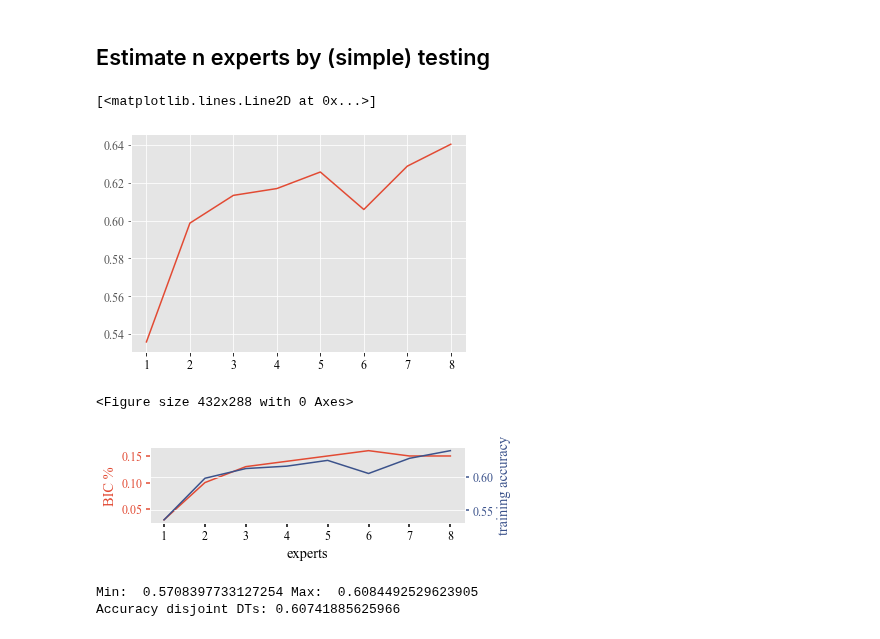
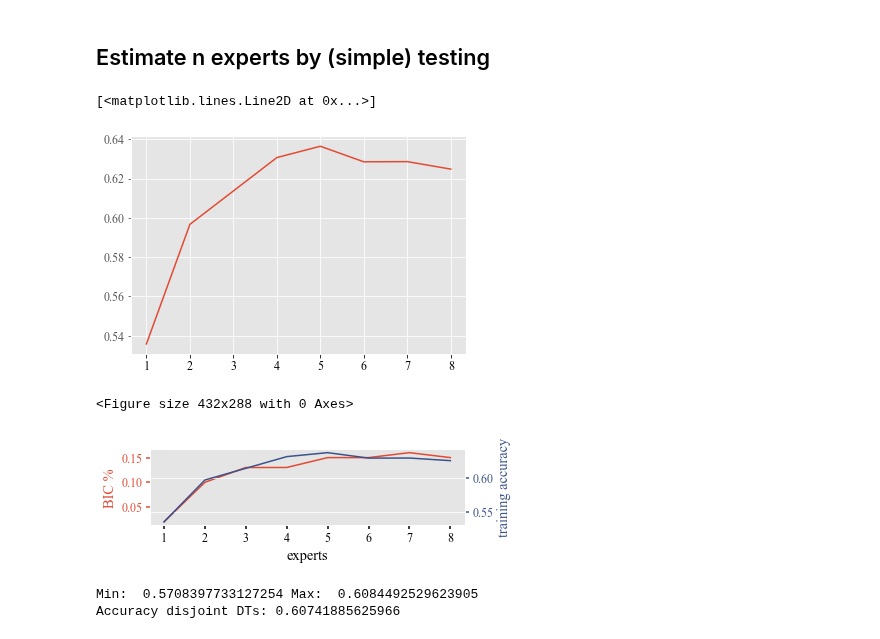
Before and after one commit to simsal0r/mixture-of-decision-trees, a Jupyter notebook: plotting/case_study_steel.ipynb, the cells around one changed output. Cells and saved outputs as stored; diff of their text form; code cells hidden in the pictures.

```diff
--- a/plotting/case_study_steel.ipynb
+++ b/plotting/case_study_steel.ipynb
@@ -58,7 +58,7 @@ Max BIC for expert: 6
 # %% [markdown]
 ## Estimate n experts by (simple) testing
 # %%
-repeats = 2
+repeats = 5
 outer_accuracies = []
 for n_experts in range(1,9):
     inner_accuracies = []
@@ -72,7 +72,7 @@ for n_experts in range(1,9):
 plt.plot(range(1, 9), outer_accuracies)
 # %% [output]
 [<matplotlib.lines.Line2D at 0x...>]
-[figure, old version]
+[figure, new version]
 # %%
 def make_patch_spines_invisible(ax):
     ax.set_frame_on(True)
@@ -88,37 +88,38 @@ fig.subplots_adjust(right=0.75)
 par1 = host.twinx()
 
 p1, = host.plot(range(1, 9), bic, color="#E24A33", label="BIC")
+host.grid(b=None, zorder=1)
 p2, = par1.plot(range(1, 9), outer_accuracies, color="#3b528b", label="acc.")
 
 host.set_xlabel("experts")
 host.set_ylabel("BIC %")
 par1.set_ylabel("training accuracy")
 
 host.yaxis.label.set_color(p1.get_color())
 par1.yaxis.label.set_color(p2.get_color())
 
 tkw = dict(size=4, width=1.5)
 host.tick_params(axis='y', colors=p1.get_color(), **tkw)
 par1.tick_params(axis='y', colors=p2.get_color(), **tkw)
 
 host.tick_params(axis='x', **tkw)
 
 lines = [p1, p2]
 
 #host.legend(lines, [l.get_label() for l in lines])
 
 
 fig.set_size_inches(7, 1.4)
-#plt.grid(b=None)
-host.grid(b=None)
+plt.grid(b=None)
 
 
-plt.savefig("output/bic-accuracy.pdf", bbox_inches="tight", dpi=300)
+
+plt.savefig("output/bic-accuracy-d2-2d.pdf", bbox_inches="tight", dpi=300)
 
 plt.show()
 # %% [output]
 <Figure size 432x288 with 0 Axes>
-[figure, old version]
+[figure, new version]
 # %%
 parameters = {
     "X": data_input,
```
Also changed, not shown: parts of 4 cells of this notebook, 25 other files.
